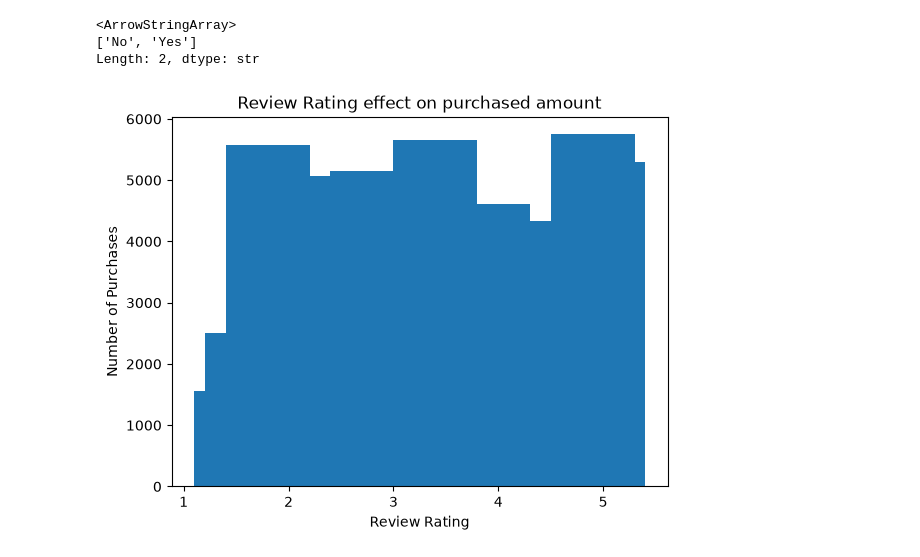
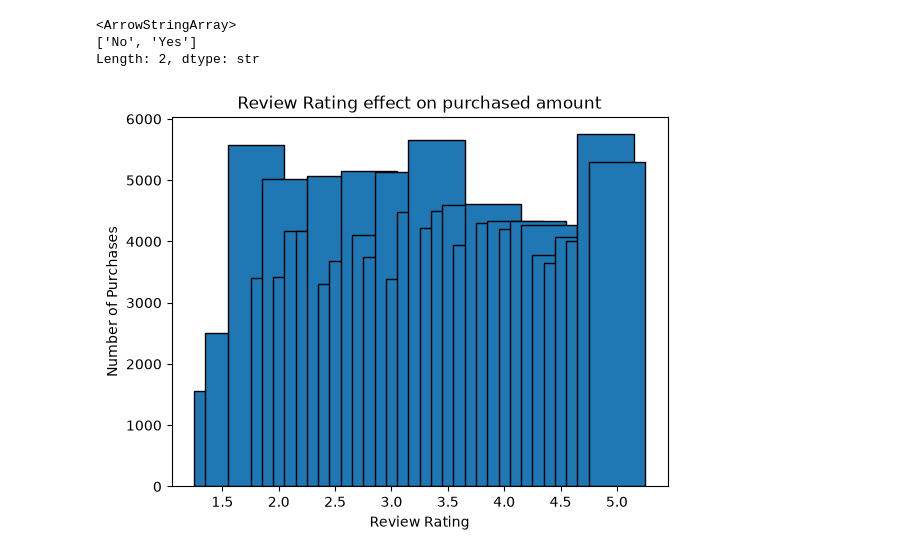
Before and after one commit to muhammadaqil-0504/Customer-shopping-behaviour-analysis, a Jupyter notebook: Customer shopping analysis.ipynb, the cells around one changed output. Drawn from its saved outputs; the diff is of its cells as text; code cells hidden in the pictures.

```diff
--- a/Customer shopping analysis.ipynb
+++ b/Customer shopping analysis.ipynb
@@ -183,14 +187,14 @@ plt.show()
 # %%
 #Review Rating vs Purchase Amount
 rating_purchase = dataset.groupby(
     "Review_Rating"
 )["Purchase_Amount"].mean()
-plt.bar(rating_purchase.index, rating_purchase.values)
+plt.bar(rating_purchase.index, rating_purchase.values,edgecolor="black",width=0.5,linewidth=1)
 plt.xlabel("Review Rating")
 plt.ylabel("Number of Purchases")
 plt.title("Review Rating effect on purchased amount")
 plt.savefig("Review rating effect")
 plt.show()
 # %% [output]
-[figure, old version]
+[figure, new version]
 # %%
```
Also changed, not shown: parts of 3 cells of this notebook, 1 other file.
